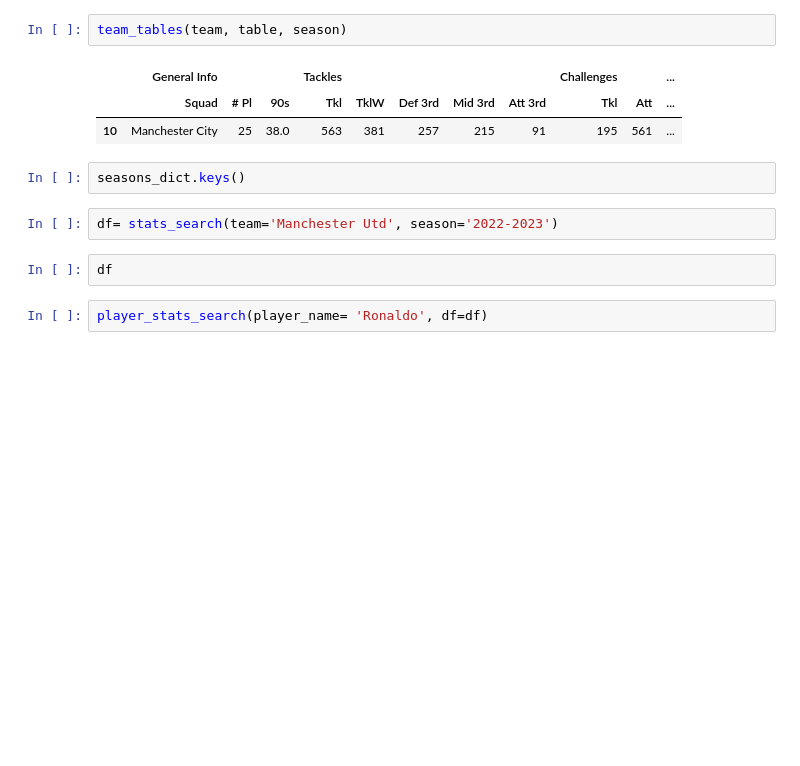
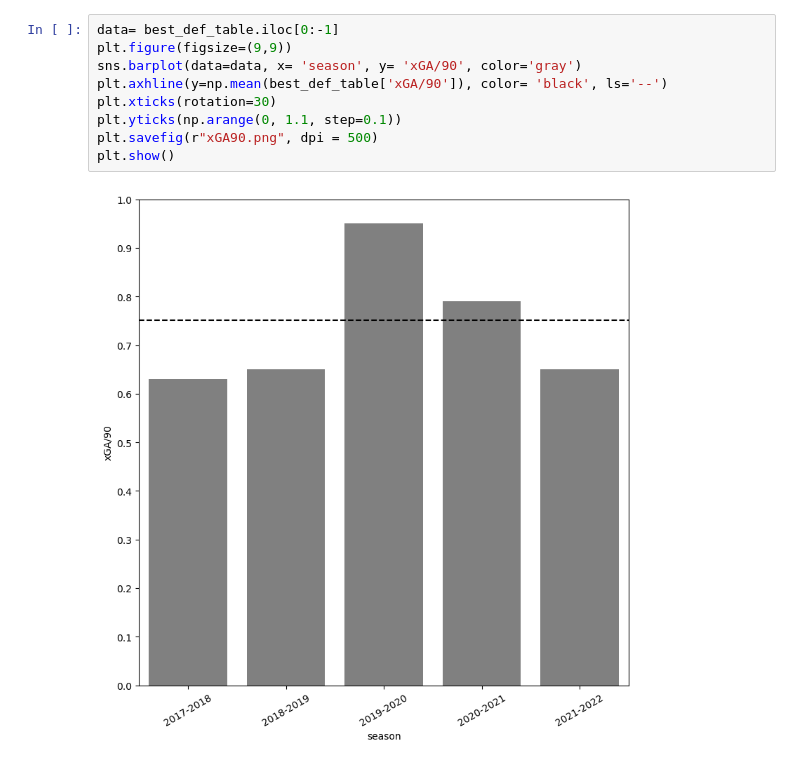
Before and after one commit to mchruszczewski/projekty_python, a Jupyter notebook: Data analysis- Arsenal/b1_visualizations.ipynb, the cells around one changed output. Cells and saved outputs as stored; diff of their text form; blank space fills up the shorter version.

```diff
--- a/Data analysis- Arsenal/b1_visualizations.ipynb
+++ b/Data analysis- Arsenal/b1_visualizations.ipynb
@@ -20,14 +12,11 @@ season='2017-2018'
-# %%
-team_tables(team, table, season)
-# %% [output]
-|  | General Info |  |  | Tackles |  |  |  |  | Challenges |  | ... |
-|  | Squad | # Pl | 90s | Tkl | TklW | Def 3rd | Mid 3rd | Att 3rd | Tkl | Att | ... |
-| 10 | Manchester City | 25 | 38.0 | 563 | 381 | 257 | 215 | 91 | 195 | 561 | ... |
-# %%
-seasons_dict.keys()
-# %%
-df= stats_search(team='Manchester Utd', season='2022-2023')
-# %%
-df
-# %%
-player_stats_search(player_name= 'Ronaldo', df=df)
+# %%
+data= best_def_table.iloc[0:-1]
+plt.figure(figsize=(9,9))
+sns.barplot(data=data, x= 'season', y= 'xGA/90', color='gray')
+plt.axhline(y=np.mean(best_def_table['xGA/90']), color= 'black', ls='--')
+plt.xticks(rotation=30)
+plt.yticks(np.arange(0, 1.1, step=0.1))
+plt.savefig(r"xGA90.png", dpi = 500)
+plt.show()
+# %% [output]
+[figure, added]
```
Also changed, not shown: parts of 5 cells of this notebook, 8 other files.
